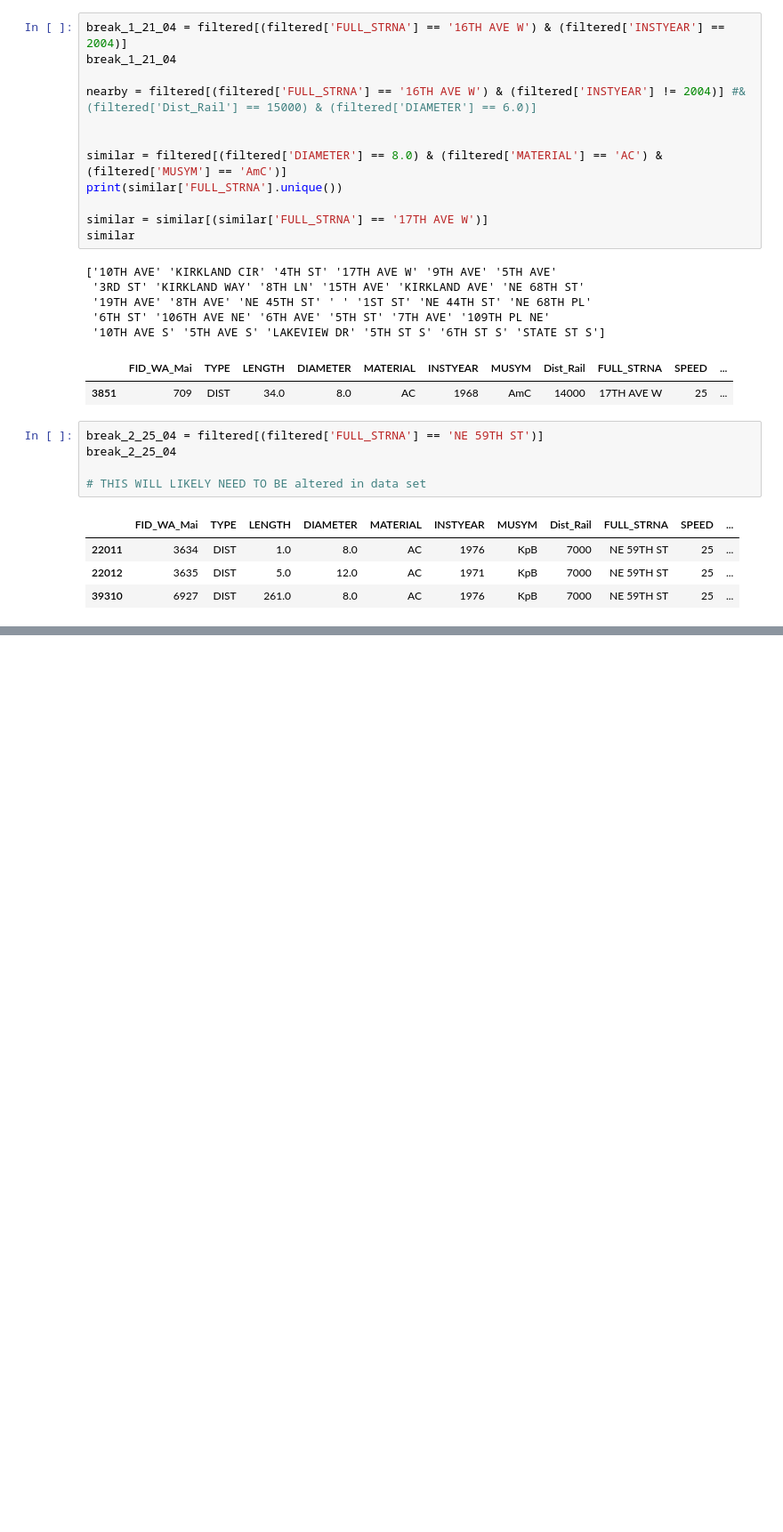
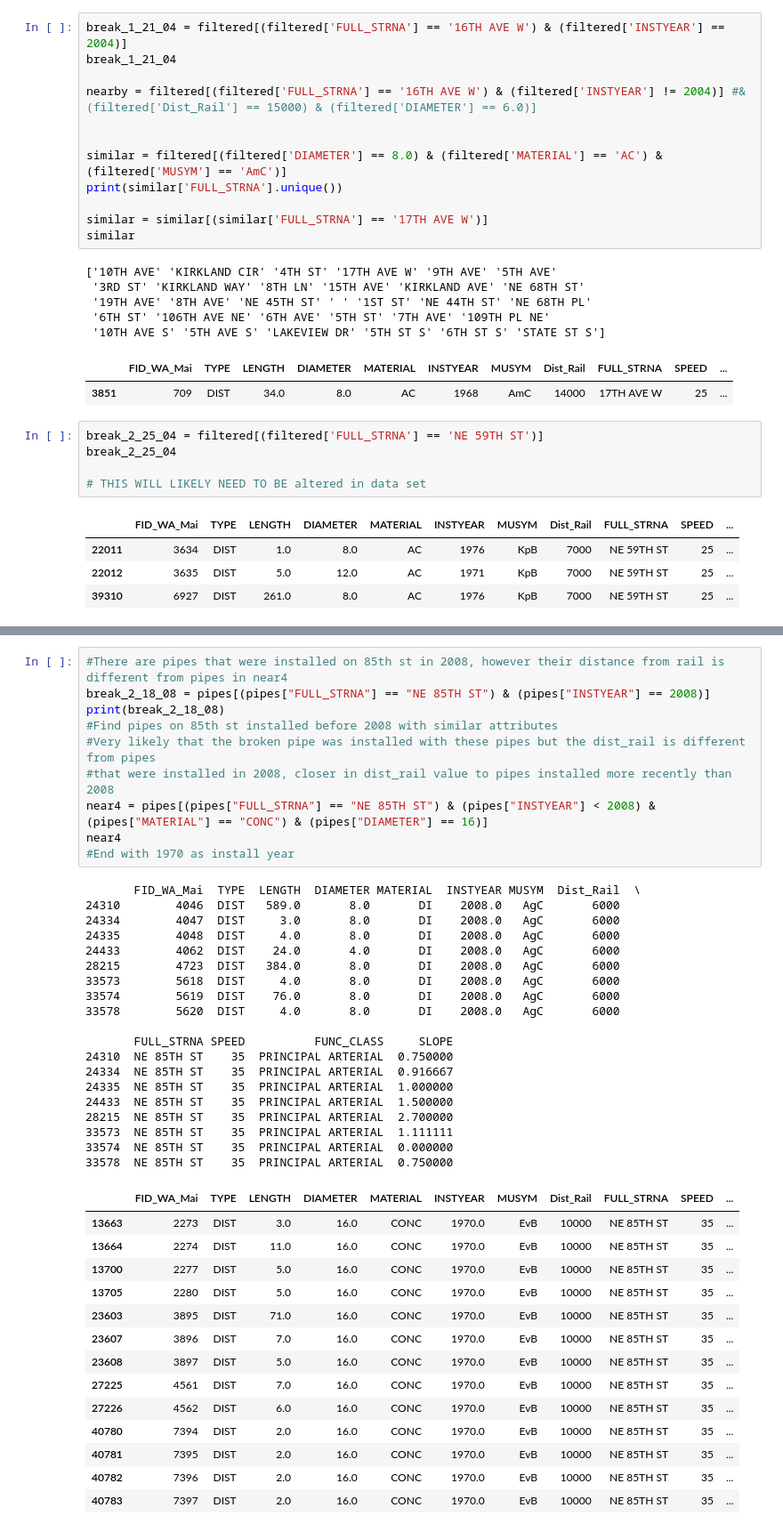
Before and after one commit to yennilee2/Water-Pipe-Project, a Jupyter notebook: first_notebook.ipynb, the cells around one changed output, grey strips where cells are left out. Shown: that part at 89% size. Drawn from its saved outputs; the diff is of its cells as text; blank space fills up the shorter version.

```diff
--- a/first_notebook.ipynb
+++ b/first_notebook.ipynb
@@ -182,0 +201,44 @@ print(search63)
+# %%
+#There are pipes that were installed on 85th st in 2008, however their distance from rail is different from pipes in near4
+break_2_18_08 = pipes[(pipes["FULL_STRNA"] == "NE 85TH ST") & (pipes["INSTYEAR"] == 2008)]
+print(break_2_18_08)
+#Find pipes on 85th st installed before 2008 with similar attributes
+#Very likely that the broken pipe was installed with these pipes but the dist_rail is different from pipes
+#that were installed in 2008, closer in dist_rail value to pipes installed more recently than 2008
+near4 = pipes[(pipes["FULL_STRNA"] == "NE 85TH ST") & (pipes["INSTYEAR"] < 2008) & (pipes["MATERIAL"] == "CONC") & (pipes["DIAMETER"] == 16)]
+near4
+#End with 1970 as install year
+# %% [output]
+       FID_WA_Mai  TYPE  LENGTH  DIAMETER MATERIAL  INSTYEAR MUSYM  Dist_Rail  \
+24310        4046  DIST   589.0       8.0       DI    2008.0   AgC       6000
+24334        4047  DIST     3.0       8.0       DI    2008.0   AgC       6000
+24335        4048  DIST     4.0       8.0       DI    2008.0   AgC       6000
+24433        4062  DIST    24.0       4.0       DI    2008.0   AgC       6000
+28215        4723  DIST   384.0       8.0       DI    2008.0   AgC       6000
+33573        5618  DIST     4.0       8.0       DI    2008.0   AgC       6000
+33574        5619  DIST    76.0       8.0       DI    2008.0   AgC       6000
+33578        5620  DIST     4.0       8.0       DI    2008.0   AgC       6000
+
+       FULL_STRNA SPEED          FUNC_CLASS     SLOPE
+24310  NE 85TH ST    35  PRINCIPAL ARTERIAL  0.750000
+24334  NE 85TH ST    35  PRINCIPAL ARTERIAL  0.916667
+24335  NE 85TH ST    35  PRINCIPAL ARTERIAL  1.000000
+24433  NE 85TH ST    35  PRINCIPAL ARTERIAL  1.500000
+28215  NE 85TH ST    35  PRINCIPAL ARTERIAL  2.700000
+33573  NE 85TH ST    35  PRINCIPAL ARTERIAL  1.111111
+33574  NE 85TH ST    35  PRINCIPAL ARTERIAL  0.000000
+33578  NE 85TH ST    35  PRINCIPAL ARTERIAL  0.750000
+|  | FID_WA_Mai | TYPE | LENGTH | DIAMETER | MATERIAL | INSTYEAR | MUSYM | Dist_Rail | FULL_STRNA | SPEED | ... |
+| 13663 | 2273 | DIST | 3.0 | 16.0 | CONC | 1970.0 | EvB | 10000 | NE 85TH ST | 35 | ... |
+| 13664 | 2274 | DIST | 11.0 | 16.0 | CONC | 1970.0 | EvB | 10000 | NE 85TH ST | 35 | ... |
+| 13700 | 2277 | DIST | 5.0 | 16.0 | CONC | 1970.0 | EvB | 10000 | NE 85TH ST | 35 | ... |
+| 13705 | 2280 | DIST | 5.0 | 16.0 | CONC | 1970.0 | EvB | 10000 | NE 85TH ST | 35 | ... |
+| 23603 | 3895 | DIST | 71.0 | 16.0 | CONC | 1970.0 | EvB | 10000 | NE 85TH ST | 35 | ... |
+| 23607 | 3896 | DIST | 7.0 | 16.0 | CONC | 1970.0 | EvB | 10000 | NE 85TH ST | 35 | ... |
+| 23608 | 3897 | DIST | 5.0 | 16.0 | CONC | 1970.0 | EvB | 10000 | NE 85TH ST | 35 | ... |
+| 27225 | 4561 | DIST | 7.0 | 16.0 | CONC | 1970.0 | EvB | 10000 | NE 85TH ST | 35 | ... |
+| 27226 | 4562 | DIST | 6.0 | 16.0 | CONC | 1970.0 | EvB | 10000 | NE 85TH ST | 35 | ... |
+| 40780 | 7394 | DIST | 2.0 | 16.0 | CONC | 1970.0 | EvB | 10000 | NE 85TH ST | 35 | ... |
+| 40781 | 7395 | DIST | 2.0 | 16.0 | CONC | 1970.0 | EvB | 10000 | NE 85TH ST | 35 | ... |
+| 40782 | 7396 | DIST | 2.0 | 16.0 | CONC | 1970.0 | EvB | 10000 | NE 85TH ST | 35 | ... |
+| 40783 | 7397 | DIST | 2.0 | 16.0 | CONC | 1970.0 | EvB | 10000 | NE 85TH ST | 35 | ... |
```
Also changed, not shown: parts of 13 cells of this notebook.
